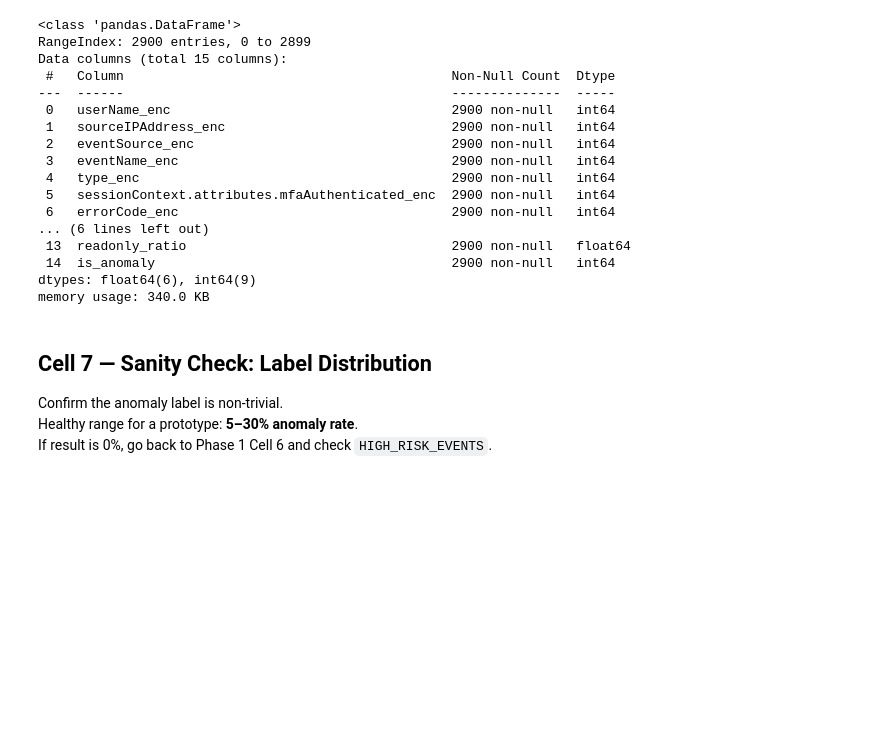
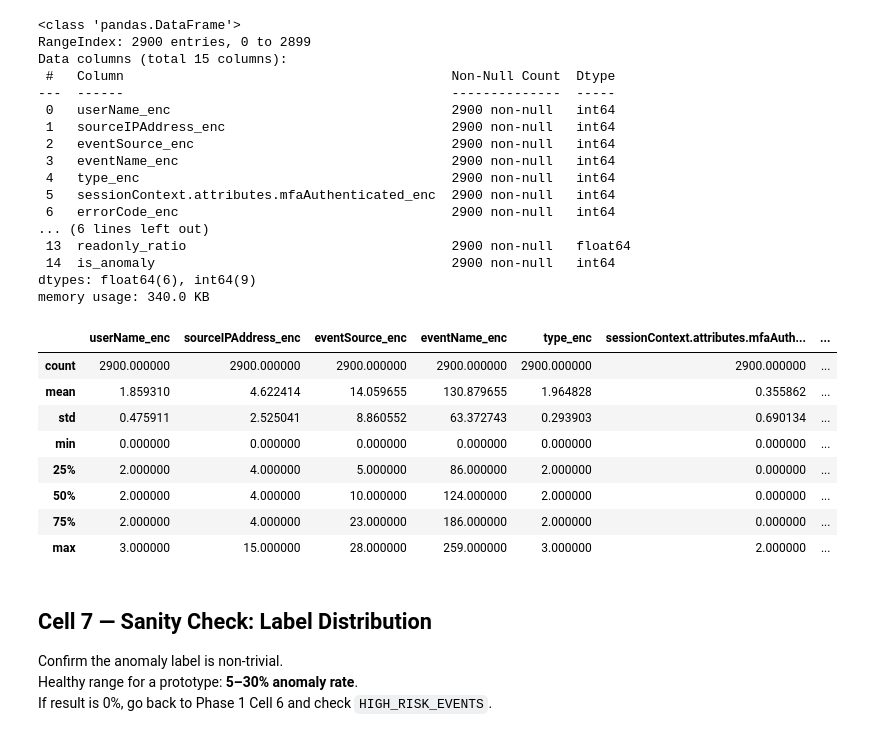
Before and after one commit to Philbert72/federated-hgnn-anomaly-detection, a Jupyter notebook: Notebooks/Phase2_Feature_Engineering.ipynb, the cells around one changed output. Drawn from its saved outputs; the diff is of its cells as text; code cells hidden in the pictures; blank space fills up the shorter version.

```diff
--- a/Notebooks/Phase2_Feature_Engineering.ipynb
+++ b/Notebooks/Phase2_Feature_Engineering.ipynb
@@ -273,6 +273,18 @@ Data columns (total 15 columns):
  14  is_anomaly                                      2900 non-null   int64
 dtypes: float64(6), int64(9)
 memory usage: 340.0 KB
+# %%
+df_features.describe()
+# %% [output]
+|  | userName_enc | sourceIPAddress_enc | eventSource_enc | eventName_enc | type_enc | sessionContext.attributes.mfaAuth... | ... |
+| count | 2900.000000 | 2900.000000 | 2900.000000 | 2900.000000 | 2900.000000 | 2900.000000 | ... |
+| mean | 1.859310 | 4.622414 | 14.059655 | 130.879655 | 1.964828 | 0.355862 | ... |
+| std | 0.475911 | 2.525041 | 8.860552 | 63.372743 | 0.293903 | 0.690134 | ... |
+| min | 0.000000 | 0.000000 | 0.000000 | 0.000000 | 0.000000 | 0.000000 | ... |
+| 25% | 2.000000 | 4.000000 | 5.000000 | 86.000000 | 2.000000 | 0.000000 | ... |
+| 50% | 2.000000 | 4.000000 | 10.000000 | 124.000000 | 2.000000 | 0.000000 | ... |
+| 75% | 2.000000 | 4.000000 | 23.000000 | 186.000000 | 2.000000 | 0.000000 | ... |
+| max | 3.000000 | 15.000000 | 28.000000 | 259.000000 | 3.000000 | 2.000000 | ... |
 # %% [markdown]
 ## Cell 7 — Sanity Check: Label Distribution
 Confirm the anomaly label is non-trivial.
```
Also changed, not shown: 5 other files.
